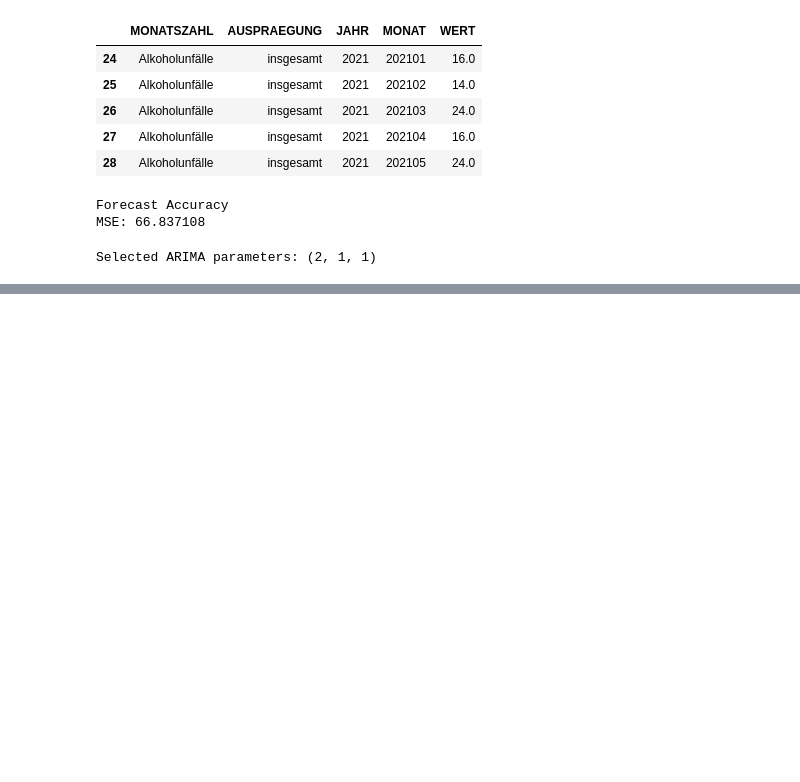
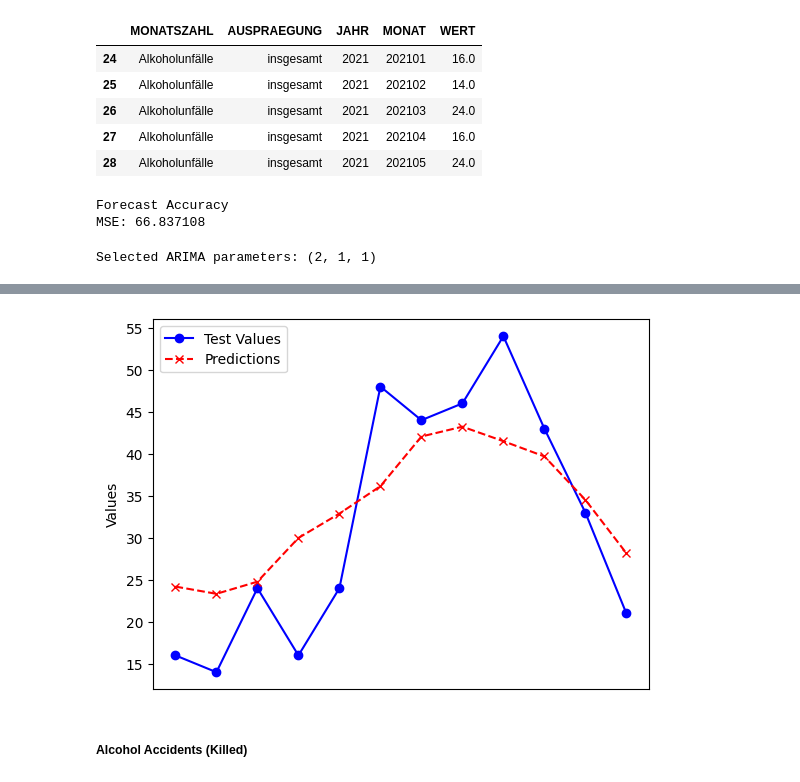
Before and after one commit to PrahithaM/DPS_Task, a Jupyter notebook: DPS_AI_Prahitha.ipynb, the cells around one changed output, grey strips where cells are left out. Drawn from its saved outputs; the diff is of its cells as text; code cells hidden in the pictures; blank space fills up the shorter version.

```diff
--- a/DPS_AI_Prahitha.ipynb
+++ b/DPS_AI_Prahitha.ipynb
@@ -482,17 +485,17 @@ alcohol_insgesamt_test.head()
 alcohol_insgesamt_test_vals = alcohol_insgesamt_test['WERT'].tolist()
 # %%
 history = [x for x in alcohol_accidents_insgesamt['WERT']]
-predictions = list()
+predictions_arima = list()
 
 for t in range(len(alcohol_insgesamt_test_vals)):
     model = ARIMA(history, order=(2, 1, 3))
     model_fit = model.fit()
     output = model_fit.forecast()
-    predictions.append(output[0])
+    predictions_arima.append(output[0])
     obs = alcohol_insgesamt_test_vals[t]
     history.append(obs)
 
-error = mean_squared_error(alcohol_insgesamt_test_vals, predictions)
+error = mean_squared_error(alcohol_insgesamt_test_vals, predictions_arima)
 print('Forecast Accuracy \nMSE: %3f' % error)
 # %% [output]
 Forecast Accuracy
@@ -630,0 +527,11 @@ At iterate    5    f=  3.66812D+00    |proj g|=  5.61092D-02
+# %%
+plt.plot(alcohol_insgesamt_test_vals, label='Test Values', marker='o', linestyle='-', color='blue')
+plt.plot(predictions_arima, label='Predictions', marker='x', linestyle='--', color='red')
+plt.xticks([])
+plt.ylabel('Values')
+plt.legend()
+plt.show()
+# %% [output]
+[figure, added]
+# %% [markdown]
+##### Alcohol Accidents (Killed)
```
Also changed, not shown: parts of 11 cells of this notebook.
